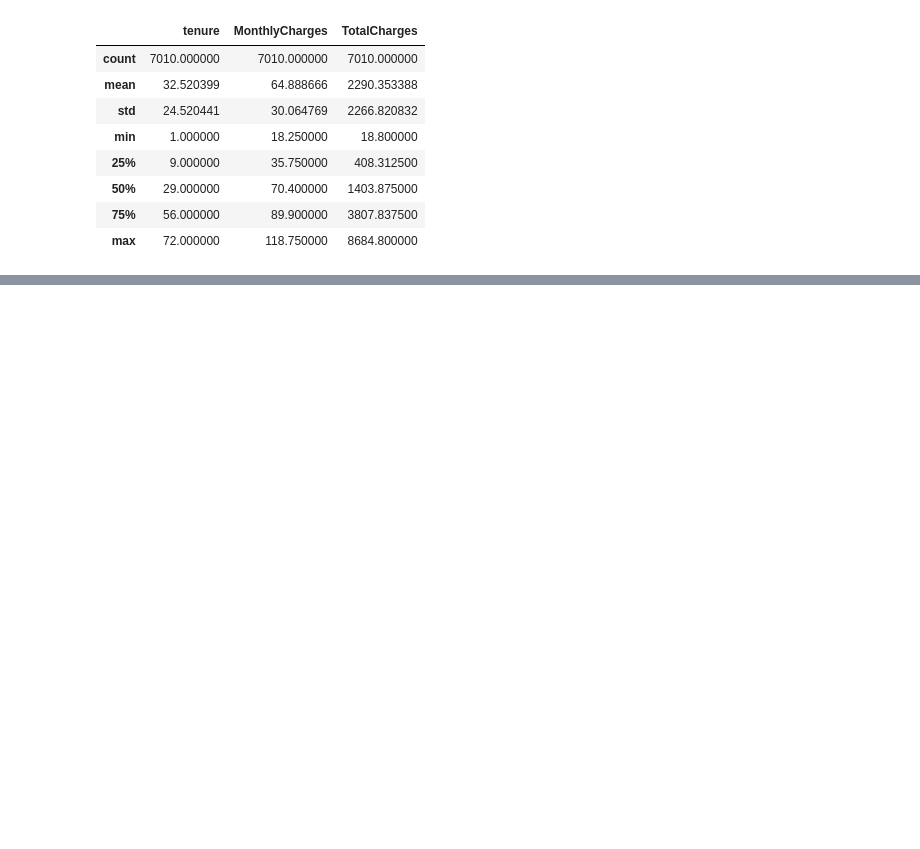
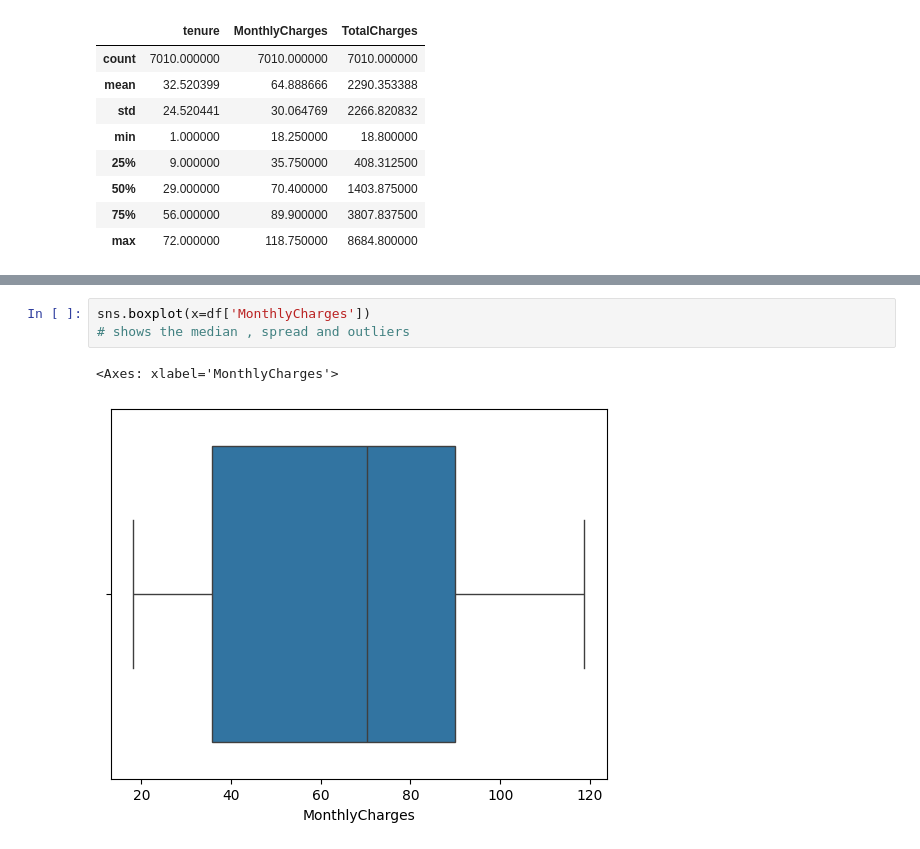
Before and after one commit to MohitRawat017/CUSTOMER-CHURN-PREDICTION, a Jupyter notebook: Data Gathering/data-preprocessing-v1.ipynb, the cells around one changed output, grey strips where cells are left out. Cells and saved outputs as stored; diff of their text form; blank space fills up the shorter version.

```diff
--- a/Data Gathering/data-preprocessing-v1.ipynb
+++ b/Data Gathering/data-preprocessing-v1.ipynb
@@ -276,0 +282,6 @@ df.describe()
+# %%
+sns.boxplot(x=df['MonthlyCharges'])
+# shows the median , spread and outliers
+# %% [output]
+<Axes: xlabel='MonthlyCharges'>
+[figure, added]
```
Also changed, not shown: parts of 103 cells of this notebook.
